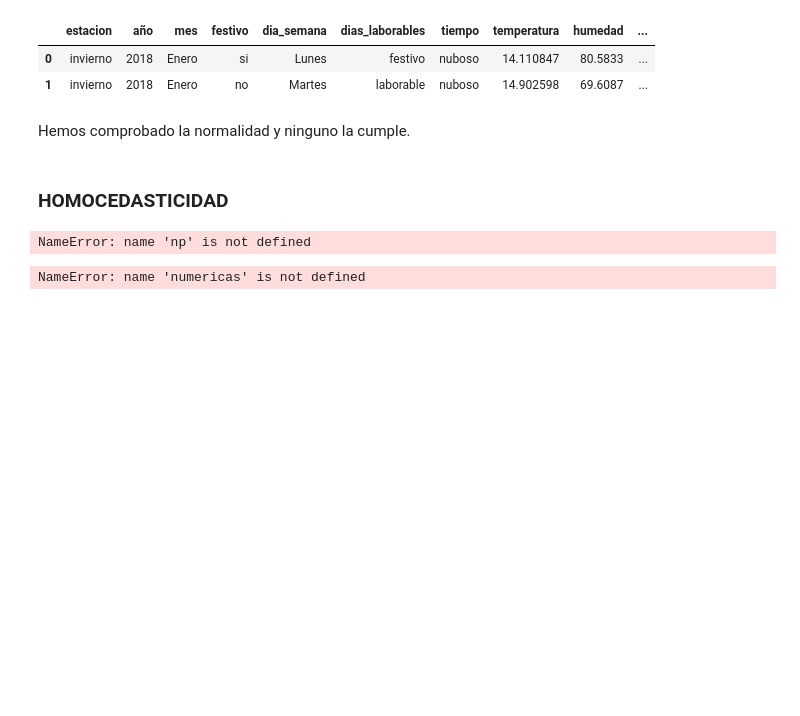
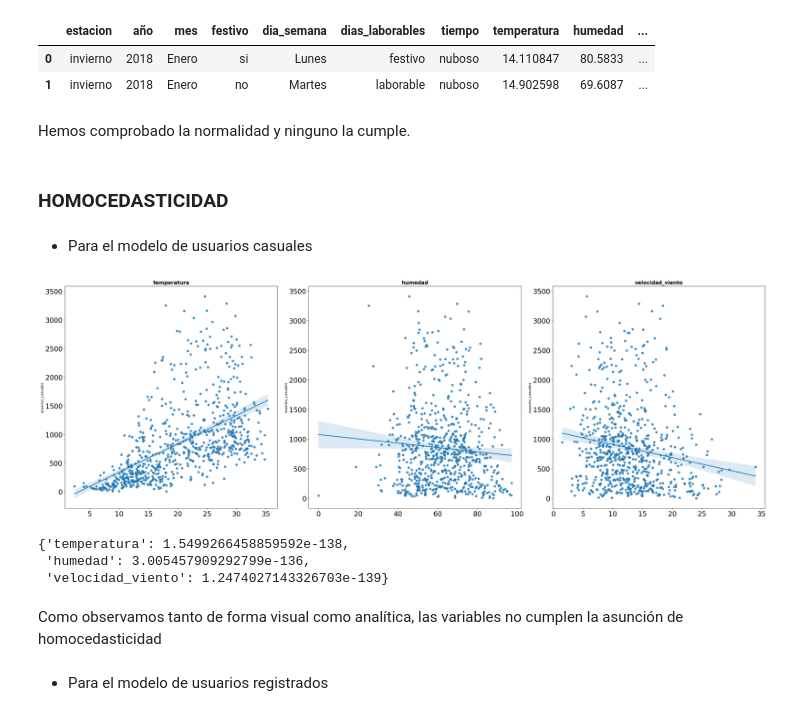
Before and after one commit to MonicaSL110/proyecto-alquiler-bicicletas, a Jupyter notebook: notebooks/asunciones.ipynb, the cells around one changed output. Drawn from its saved outputs; the diff is of its cells as text; code cells hidden in the pictures; blank space fills up the shorter version.

```diff
--- a/notebooks/asunciones.ipynb
+++ b/notebooks/asunciones.ipynb
@@ -44,31 +42,48 @@ df_total.head(2)
 Hemos comprobado la normalidad y ninguno la cumple.
 # %% [markdown]
 ### HOMOCEDASTICIDAD
+# %% [markdown]
+- Para el modelo de usuarios casuales
 # %%
-numericas = df_casual.select_dtypes(include = np.numbers)
+numericas = df_casual.select_dtypes(include = np.number).drop('año', axis = 1)
-# %% [output]
-NameError: name 'np' is not defined
 # %%
 predictoras_col = numericas.drop('usuarios_casuales', axis= 1).columns
 
-fig, axes = plt.subplots(nrows = 1, ncols = 4, figsize = (30, 10))
+fig, axes = plt.subplots(nrows = 1, ncols = 3, figsize = (30, 10))
 
 axes = axes.flat
 
 for i, colum in enumerate(predictoras_col):
     sns.regplot(
-        data = df,
+        data = df_casual,
         x = colum,
         y = 'usuarios_casuales',
         ax = axes[i])
 
     axes[i].set_title(colum, fontsize = 15, fontweight = "bold")
 
     axes[i].tick_params(labelsize = 20)
 
     axes[i].set_xlabel("")
 
-fig.tight_layout()
-fig.delaxes(axes[0]);
+fig.tight_layout();
 # %% [output]
-NameError: name 'numericas' is not defined
+[figure, added]
+# %%
+resultados = {}
+
+for col in predictoras_col:
+
+    statistic, p_val = levene(df_casual[col], df_casual.usuarios_casuales, center='median')
+
+    resultados[col] = p_val
+
+resultados
+# %% [output]
+{'temperatura': 1.5499266458859592e-138,
+ 'humedad': 3.005457909292799e-136,
+ 'velocidad_viento': 1.2474027143326703e-139}
+# %% [markdown]
+Como observamos tanto de forma visual como analítica, las variables no cumplen la asunción de homocedasticidad
+# %% [markdown]
+- Para el modelo de usuarios registrados
```
Also changed, not shown: parts of 11 cells of this notebook, 1 other file.
